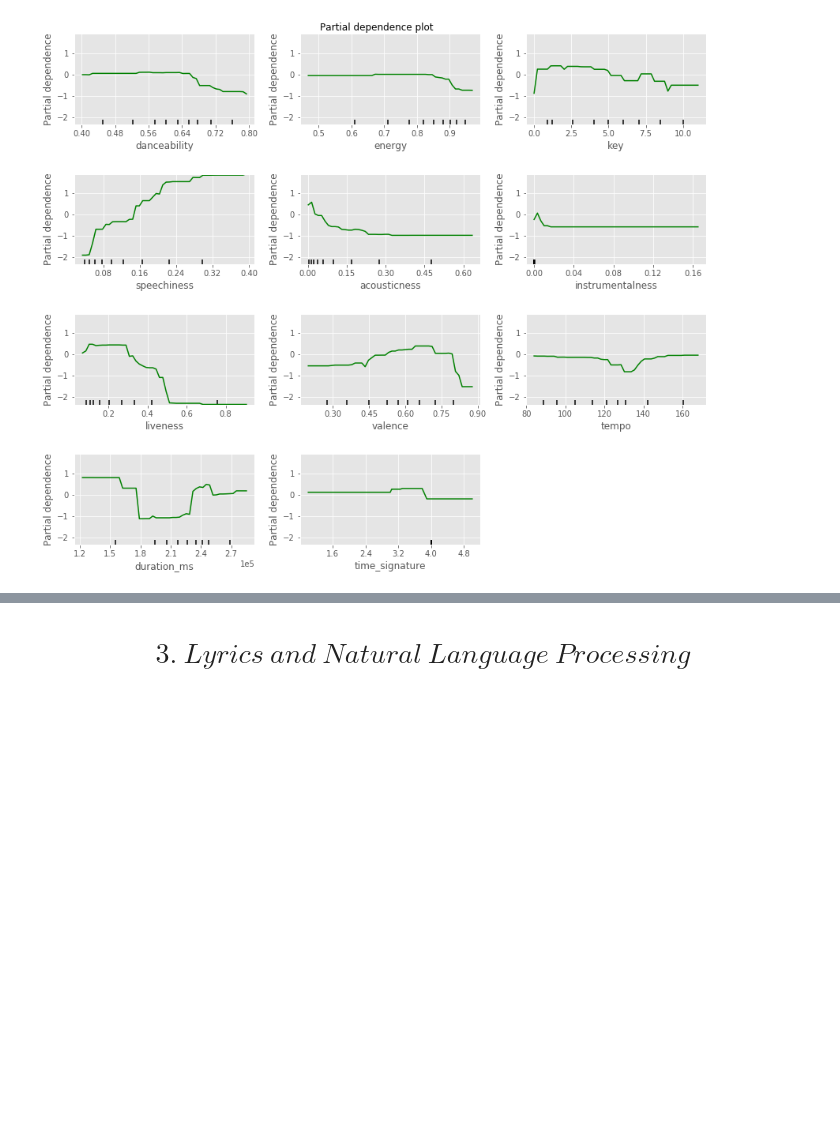
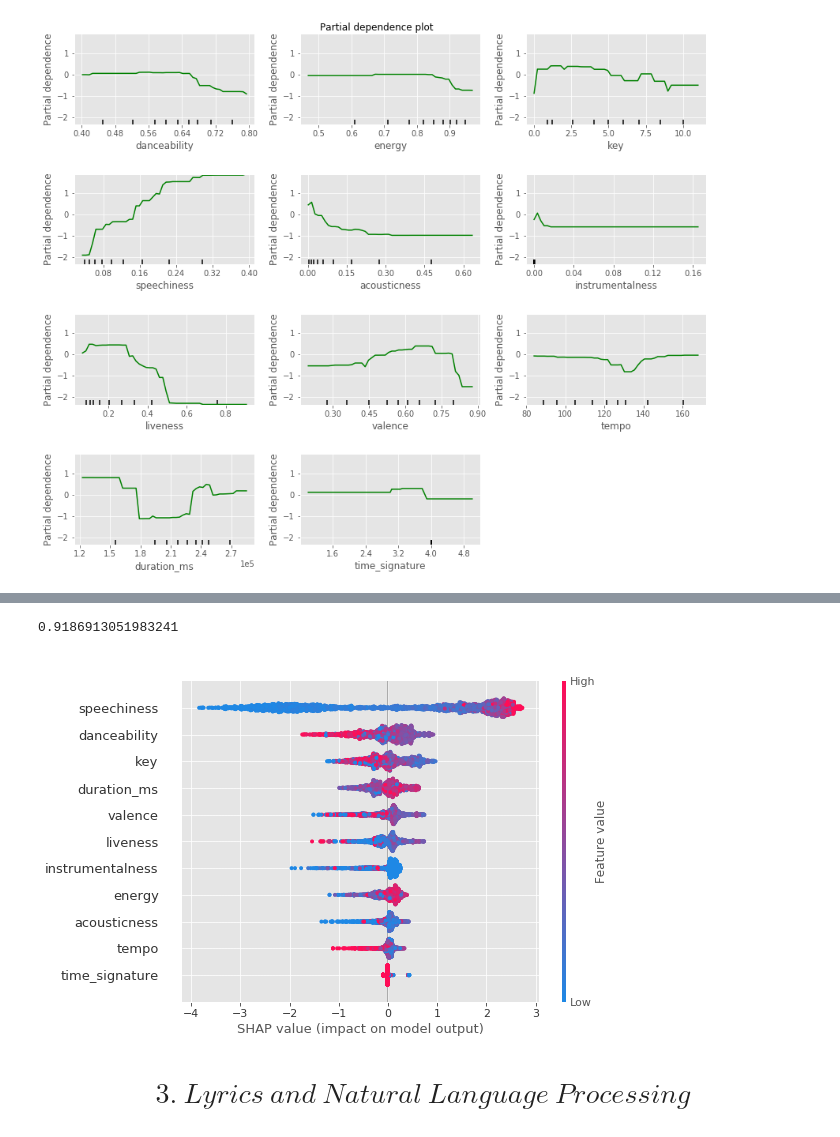
Before and after one commit to haebichan/kpopclassifier, a Jupyter notebook: KpopClassifier.ipynb, the cells around one changed output, grey strips where cells are left out. Cells and saved outputs as stored; diff of their text form; code cells hidden in the pictures; blank space fills up the shorter version.

```diff
--- a/KpopClassifier.ipynb
+++ b/KpopClassifier.ipynb
@@ -430,3 +481,36 @@ tight_layout()
+# %%
+merged_df = merged_df.drop(['song_name','song_name_formatted','release_date','artist_name'],1)
+# %%
+X_train, X_validation, y_train, y_validation = train_test_split(merged_df.iloc[:,:-1], merged_df.target, train_size=0.2)
+
+X_train_lgbm = pd.get_dummies(X_train)
+X_validation_lgbm = pd.get_dummies(X_validation)
+
+X_train_lgbm.reset_index(inplace = True)
+X_validation_lgbm.reset_index(inplace = True)
+# %%
+sm = SMOTE()
+
+X_train_smote, y_train_smote = sm.fit_sample(X_train_lgbm, y_train.ravel())
+X_validation_smote, y_validation_smote = sm.fit_sample(X_validation_lgbm, y_validation.ravel())
+
+X_train_smote = pd.DataFrame(X_train_smote, columns = X_train_lgbm.columns).set_index('index')
+X_validation_smote = pd.DataFrame(X_validation_smote, columns = X_validation_lgbm.columns).set_index('index')
+# %%
+gbc = GradientBoostingClassifier(n_estimators=1000, learning_rate=0.01)
+gbc.fit(X_train_smote, y_train_smote)
+
+validation_pred_proba_grad = gbc.predict_proba(X_validation_smote)
+roc_auc_score(y_validation_smote, validation_pred_proba_grad[:,1])
+# %% [output]
+0.9186913051983241
+# %%
+explainer = shap.TreeExplainer(lgb_c)
+shap_values = explainer.shap_values(X_train_smote)
+
+shap.summary_plot(shap_values, X_train_smote)
+# %% [output]
+[figure, added]
 # %% [markdown]
 # $$3.\ Lyrics\ and\ Natural\ Language \ Processing$$
 # %% [markdown]
```
Also changed, not shown: parts of 36 cells of this notebook, 2 other files.
